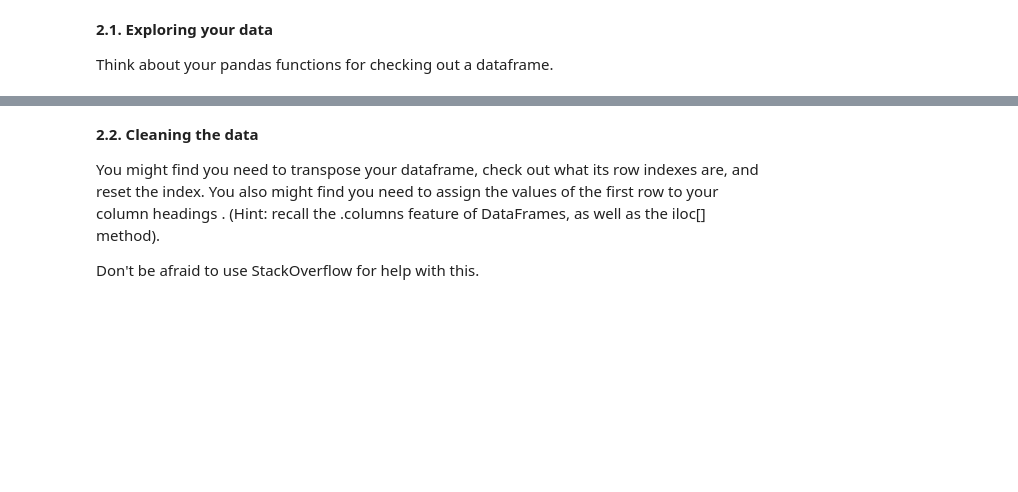
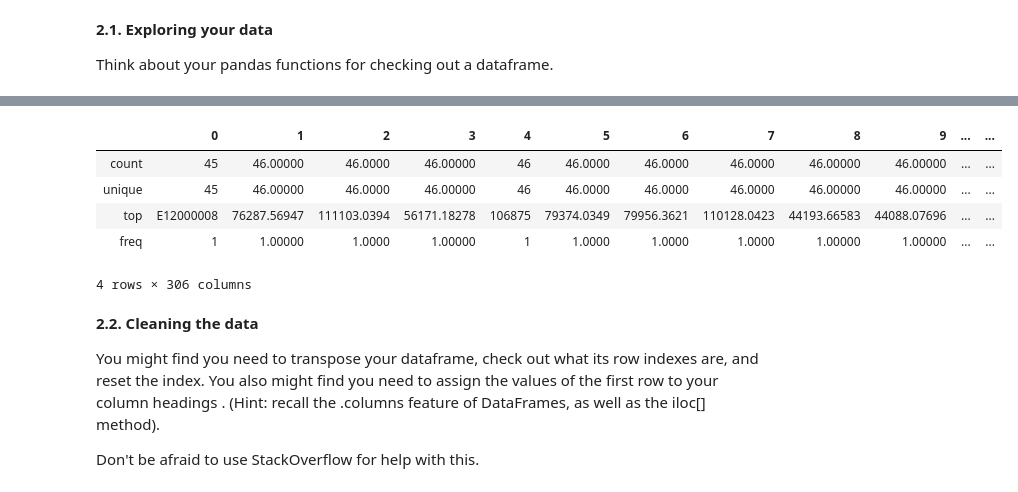
Before and after one commit to cogentdom/LondonHousing, a Jupyter notebook: Unit 4 Challenge - Tier 3.ipynb, the cells around one changed output, grey strips where cells are left out. Cells and saved outputs as stored; diff of their text form; code cells hidden in the pictures; blank space fills up the shorter version.

Commit message:
Began data cleaning, next step is melt dataframe

```diff
--- a/Unit 4 Challenge - Tier 3.ipynb
+++ b/Unit 4 Challenge - Tier 3.ipynb
@@ -155,3 +181,12 @@ properties.tail()
+# %%
+properties.T.describe()
+# %% [output]
+|  | 0 | 1 | 2 | 3 | 4 | 5 | 6 | 7 | 8 | 9 | ... | ... |
+| count | 45 | 46.00000 | 46.0000 | 46.00000 | 46 | 46.0000 | 46.0000 | 46.0000 | 46.00000 | 46.00000 | ... | ... |
+| unique | 45 | 46.00000 | 46.0000 | 46.00000 | 46 | 46.0000 | 46.0000 | 46.0000 | 46.00000 | 46.00000 | ... | ... |
+| top | E12000008 | 76287.56947 | 111103.0394 | 56171.18278 | 106875 | 79374.0349 | 79956.3621 | 110128.0423 | 44193.66583 | 44088.07696 | ... | ... |
+| freq | 1 | 1.00000 | 1.0000 | 1.00000 | 1 | 1.0000 | 1.0000 | 1.0000 | 1.00000 | 1.00000 | ... | ... |
+4 rows × 306 columns
 # %% [markdown]
 **2.2. Cleaning the data**
 
```
Also changed, not shown: parts of 9 cells of this notebook.
